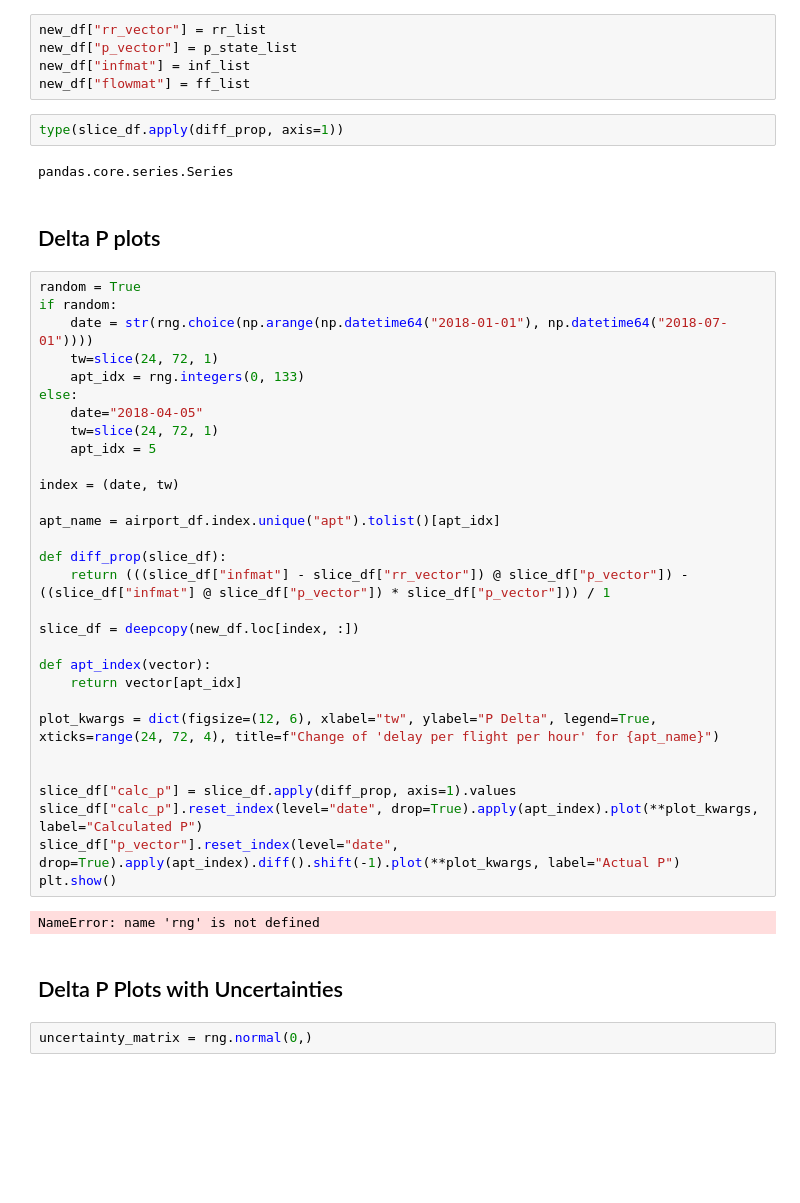
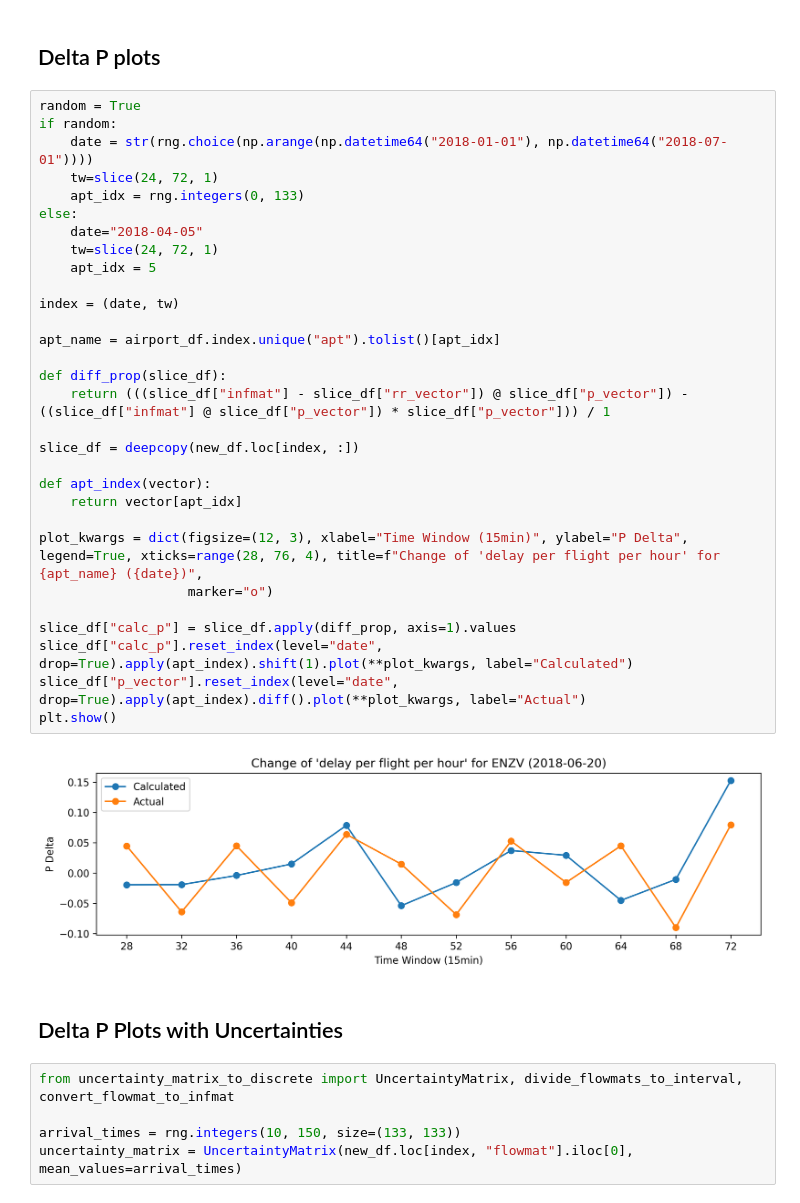
Before and after one commit to aksoym/EU_Airports_RecoveryEstimation, a Jupyter notebook: uncertainty_simulations/plot_case_study.ipynb, the cells around one changed output. Saved outputs shown, nothing was run; the diff lists cells and outputs as text; blank space fills up the shorter version.

```diff
--- a/uncertainty_simulations/plot_case_study.ipynb
+++ b/uncertainty_simulations/plot_case_study.ipynb
@@ -33,47 +44,41 @@ for i in range(0, len(flight_flow_data), 133):
-# %%
-new_df["rr_vector"] = rr_list
-new_df["p_vector"] = p_state_list
-new_df["infmat"] = inf_list
-new_df["flowmat"] = ff_list
-# %%
-type(slice_df.apply(diff_prop, axis=1))
-# %% [output]
-pandas.core.series.Series
 # %% [markdown]
 ## Delta P plots
 # %%
 random = True
 if random:
     date = str(rng.choice(np.arange(np.datetime64("2018-01-01"), np.datetime64("2018-07-01"))))
     tw=slice(24, 72, 1)
     apt_idx = rng.integers(0, 133)
 else:
     date="2018-04-05"
     tw=slice(24, 72, 1)
     apt_idx = 5
 
 index = (date, tw)
 
 apt_name = airport_df.index.unique("apt").tolist()[apt_idx]
 
 def diff_prop(slice_df):
     return (((slice_df["infmat"] - slice_df["rr_vector"]) @ slice_df["p_vector"]) - ((slice_df["infmat"] @ slice_df["p_vector"]) * slice_df["p_vector"])) / 1
 
 slice_df = deepcopy(new_df.loc[index, :])
 
 def apt_index(vector):
     return vector[apt_idx]
 
-plot_kwargs = dict(figsize=(12, 6), xlabel="tw", ylabel="P Delta", legend=True, xticks=range(24, 72, 4), title=f"Change of 'delay per flight per hour' for {apt_name}")
-
+plot_kwargs = dict(figsize=(12, 3), xlabel="Time Window (15min)", ylabel="P Delta", legend=True, xticks=range(28, 76, 4), title=f"Change of 'delay per flight per hour' for {apt_name} ({date})",
+                   marker="o")
 
 slice_df["calc_p"] = slice_df.apply(diff_prop, axis=1).values
-slice_df["calc_p"].reset_index(level="date", drop=True).apply(apt_index).plot(**plot_kwargs, label="Calculated P")
-slice_df["p_vector"].reset_index(level="date", drop=True).apply(apt_index).diff().shift(-1).plot(**plot_kwargs, label="Actual P")
+slice_df["calc_p"].reset_index(level="date", drop=True).apply(apt_index).shift(1).plot(**plot_kwargs, label="Calculated")
+slice_df["p_vector"].reset_index(level="date", drop=True).apply(apt_index).diff().plot(**plot_kwargs, label="Actual")
 plt.show()
 # %% [output]
-NameError: name 'rng' is not defined
+[figure, added]
 # %% [markdown]
 ## Delta P Plots with Uncertainties
-# %%
-uncertainty_matrix = rng.normal(0,)
+# %%
+from uncertainty_matrix_to_discrete import UncertaintyMatrix, divide_flowmats_to_interval, convert_flowmat_to_infmat
+
+arrival_times = rng.integers(10, 150, size=(133, 133))
+uncertainty_matrix = UncertaintyMatrix(new_df.loc[index, "flowmat"].iloc[0], mean_values=arrival_times)
```
Also changed, not shown: parts of 5 cells of this notebook, 1 other file.
